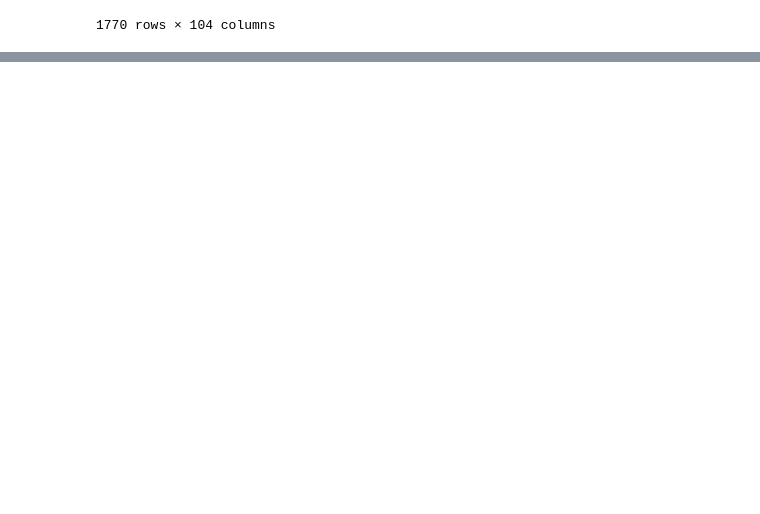
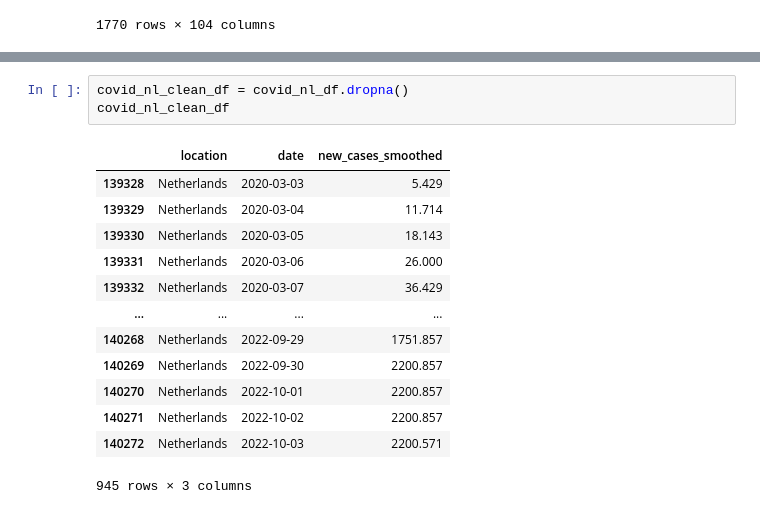
Before and after one commit to ChajaSchwab/Project-TIL6022-Group-21, a Jupyter notebook: Group21 TIL6022.ipynb, the cells around one changed output, grey strips where cells are left out. Saved outputs shown, nothing was run; the diff lists cells and outputs as text; blank space fills up the shorter version.

```diff
--- a/Group21 TIL6022.ipynb
+++ b/Group21 TIL6022.ipynb
@@ -97,0 +167,17 @@ airtraffic_df
+# %%
+covid_nl_clean_df = covid_nl_df.dropna()
+covid_nl_clean_df
+# %% [output]
+|  | location | date | new_cases_smoothed |
+| 139328 | Netherlands | 2020-03-03 | 5.429 |
+| 139329 | Netherlands | 2020-03-04 | 11.714 |
+| 139330 | Netherlands | 2020-03-05 | 18.143 |
+| 139331 | Netherlands | 2020-03-06 | 26.000 |
+| 139332 | Netherlands | 2020-03-07 | 36.429 |
+| ... | ... | ... | ... |
+| 140268 | Netherlands | 2022-09-29 | 1751.857 |
+| 140269 | Netherlands | 2022-09-30 | 2200.857 |
+| 140270 | Netherlands | 2022-10-01 | 2200.857 |
+| 140271 | Netherlands | 2022-10-02 | 2200.857 |
+| 140272 | Netherlands | 2022-10-03 | 2200.571 |
+945 rows × 3 columns
```
Also changed, not shown: parts of 5 cells of this notebook.
